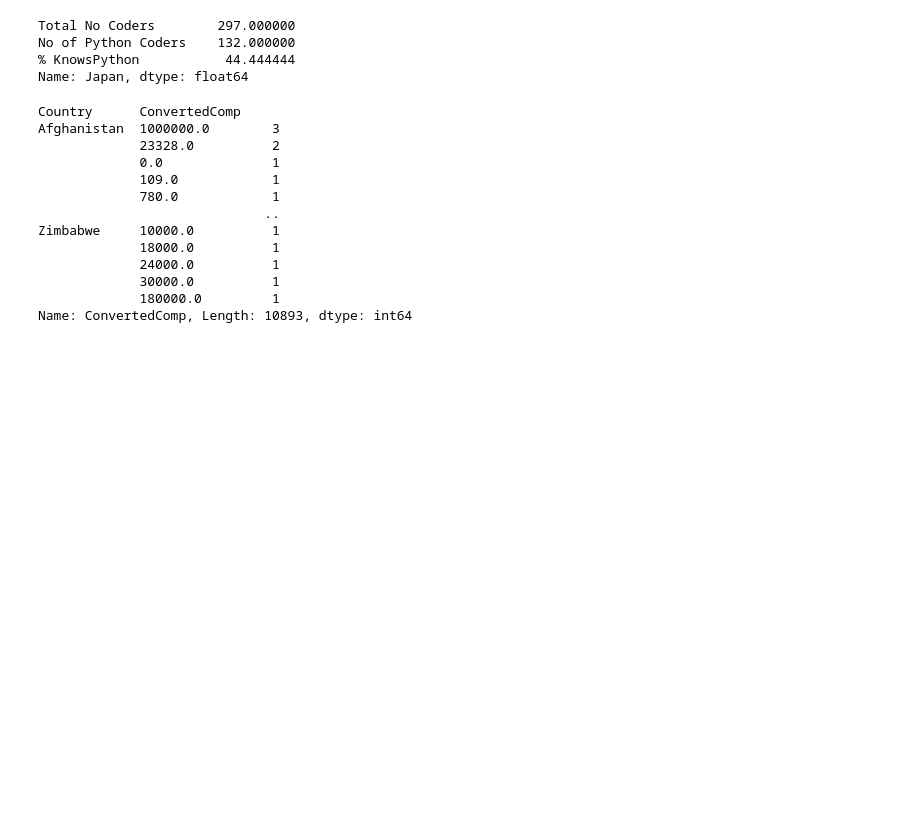
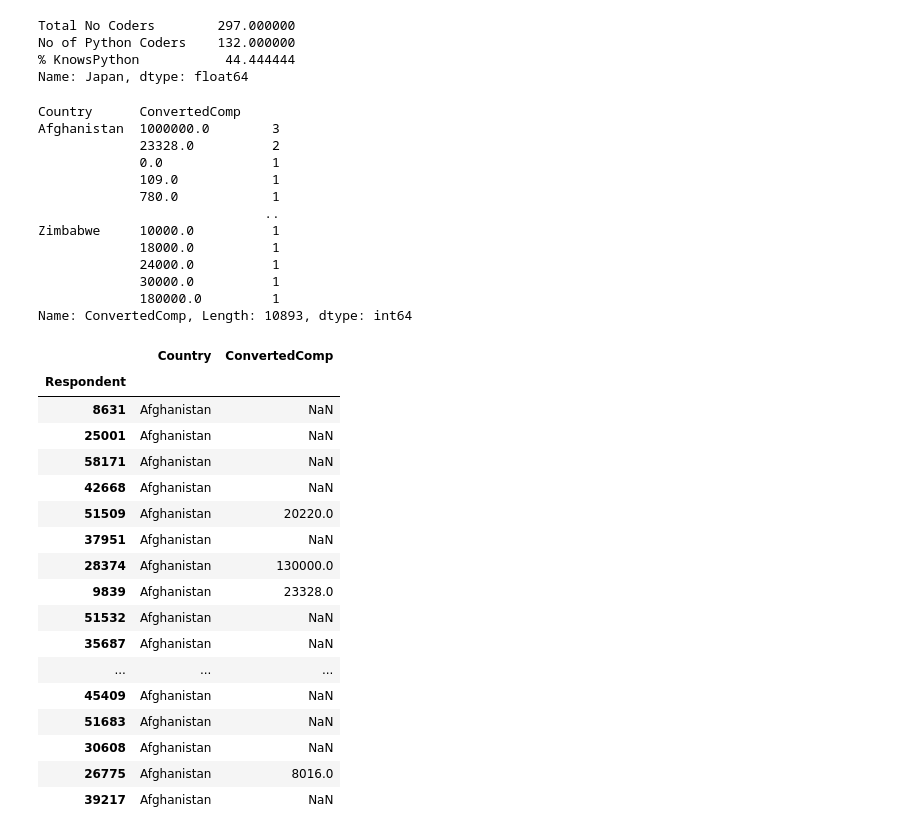
Before and after one commit to tucker517/Python, a Jupyter notebook: Py_Projects/Learning_Modules/Pandas/Pandas_Demo-checkpoint.ipynb, the cells around one changed output. Cells and saved outputs as stored; diff of their text form; code cells hidden in the pictures; blank space fills up the shorter version.

```diff
--- a/Py_Projects/Learning_Modules/Pandas/Pandas_Demo-checkpoint.ipynb
+++ b/Py_Projects/Learning_Modules/Pandas/Pandas_Demo-checkpoint.ipynb
@@ -497,0 +506,21 @@ Name: ConvertedComp, Length: 10893, dtype: int64
+# %%
+df[['Country','ConvertedComp']].head(50)
+# %% [output]
+|  | Country | ConvertedComp |
+| Respondent |  |  |
+| 8631 | Afghanistan | NaN |
+| 25001 | Afghanistan | NaN |
+| 58171 | Afghanistan | NaN |
+| 42668 | Afghanistan | NaN |
+| 51509 | Afghanistan | 20220.0 |
+| 37951 | Afghanistan | NaN |
+| 28374 | Afghanistan | 130000.0 |
+| 9839 | Afghanistan | 23328.0 |
+| 51532 | Afghanistan | NaN |
+| 35687 | Afghanistan | NaN |
+| ... | ... | ... |
+| 45409 | Afghanistan | NaN |
+| 51683 | Afghanistan | NaN |
+| 30608 | Afghanistan | NaN |
+| 26775 | Afghanistan | 8016.0 |
+| 39217 | Afghanistan | NaN |
```
Also changed, not shown: parts of 16 cells of this notebook, 2 other files.
